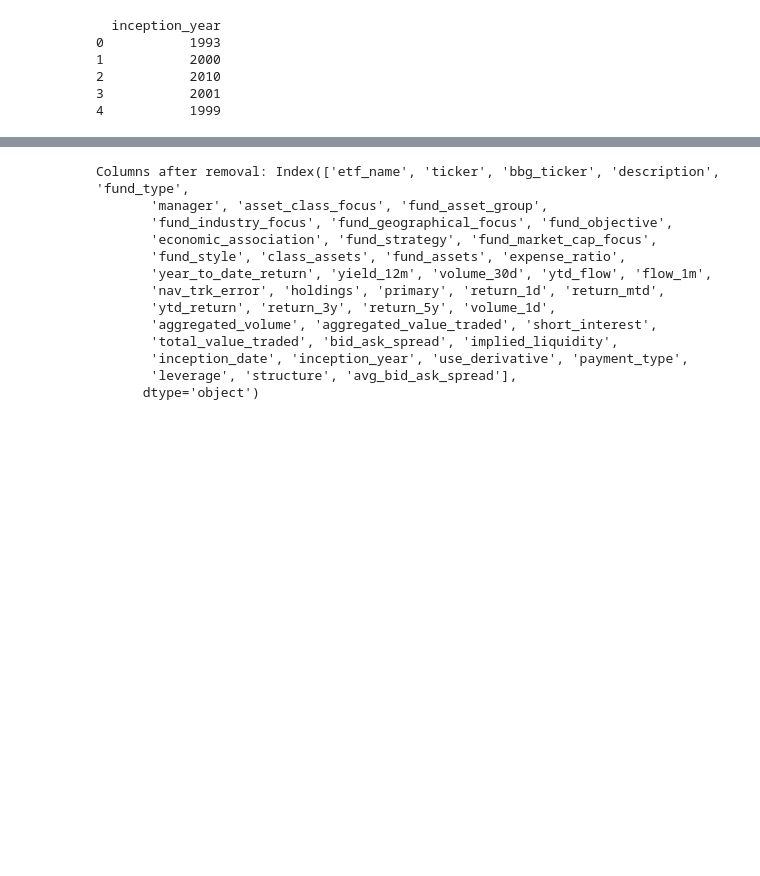
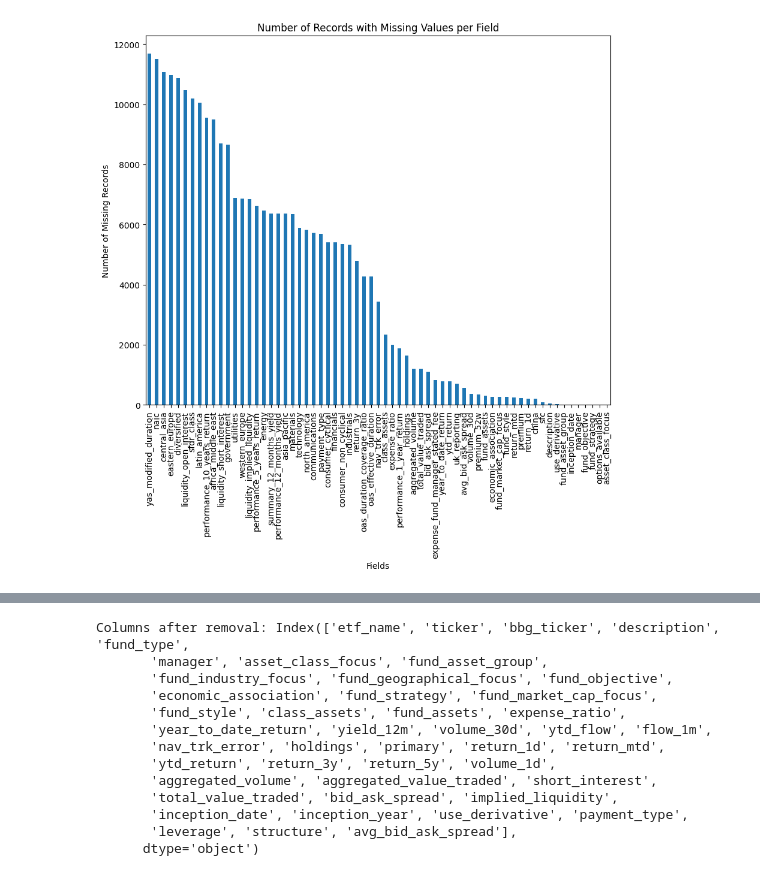
Before and after one commit to olegroshka/FolioLLM, a Jupyter notebook: src/dataset/data processing playgound.ipynb, the cells around one changed output, grey strips where cells are left out. Saved outputs shown, nothing was run; the diff lists cells and outputs as text; code cells hidden in the pictures; blank space fills up the shorter version.

```diff
--- a/src/dataset/data processing playgound.ipynb
+++ b/src/dataset/data processing playgound.ipynb
@@ -56,23 +36,21 @@ Length: 12224, dtype: int64
-# %%
-def transform_inception_year(year):
-    if pd.isna(year):
-        return year
-    elif len(year) == 2:
-        year_int = int(year)
-        if year_int <= 23:  # Assuming current year is 2023, adjust as needed
-            return f"20{year}"
-        else:
-            return f"19{year}"
-    return year
-
-df['inception_year'] = df['inception_year'].apply(transform_inception_year)
-
-# Verify changes
-print(df[['inception_year']].head())
-# %% [output]
-  inception_year
-0           1993
-1           2000
-2           2010
-3           2001
-4           1999
+# %%
+df.replace(["Not Available", "nan", None], np.nan, inplace=True)
+
+missing_values_count = df.isnull().sum()
+
+# Filter fields with missing values
+fields_with_missing_values = missing_values_count[missing_values_count > 0]
+
+# Sort fields by number of missing values in descending order
+sorted_fields = fields_with_missing_values.sort_values(ascending=False)
+
+# Plot the histogram
+plt.figure(figsize=(10, 8))
+sorted_fields.plot(kind='bar')
+plt.title('Number of Records with Missing Values per Field')
+plt.xlabel('Fields')
+plt.ylabel('Number of Missing Records')
+plt.xticks(rotation=90)
+plt.show()
+# %% [output]
+[figure, added]
```
Also changed, not shown: parts of 20 cells of this notebook, 10 other files.
